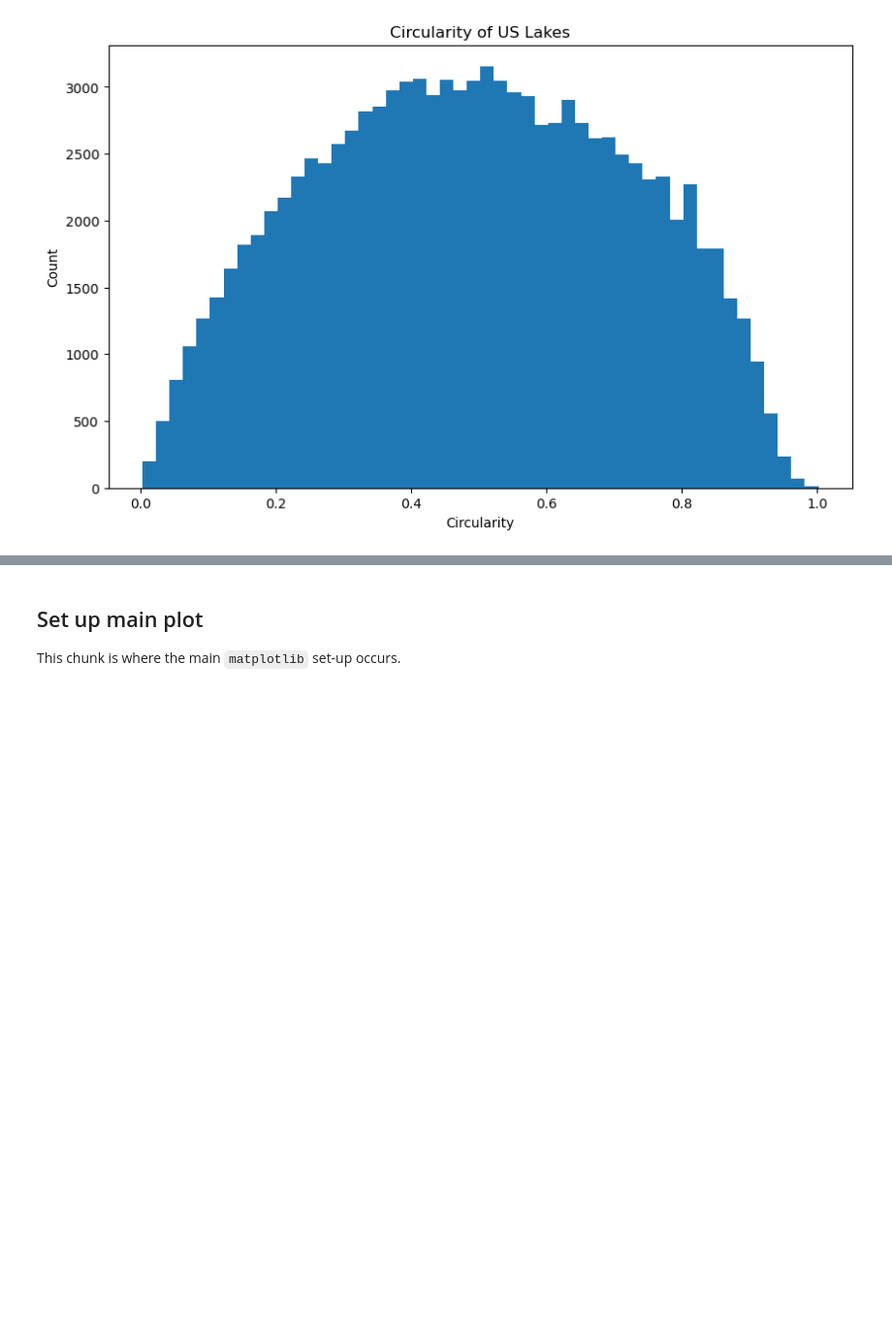
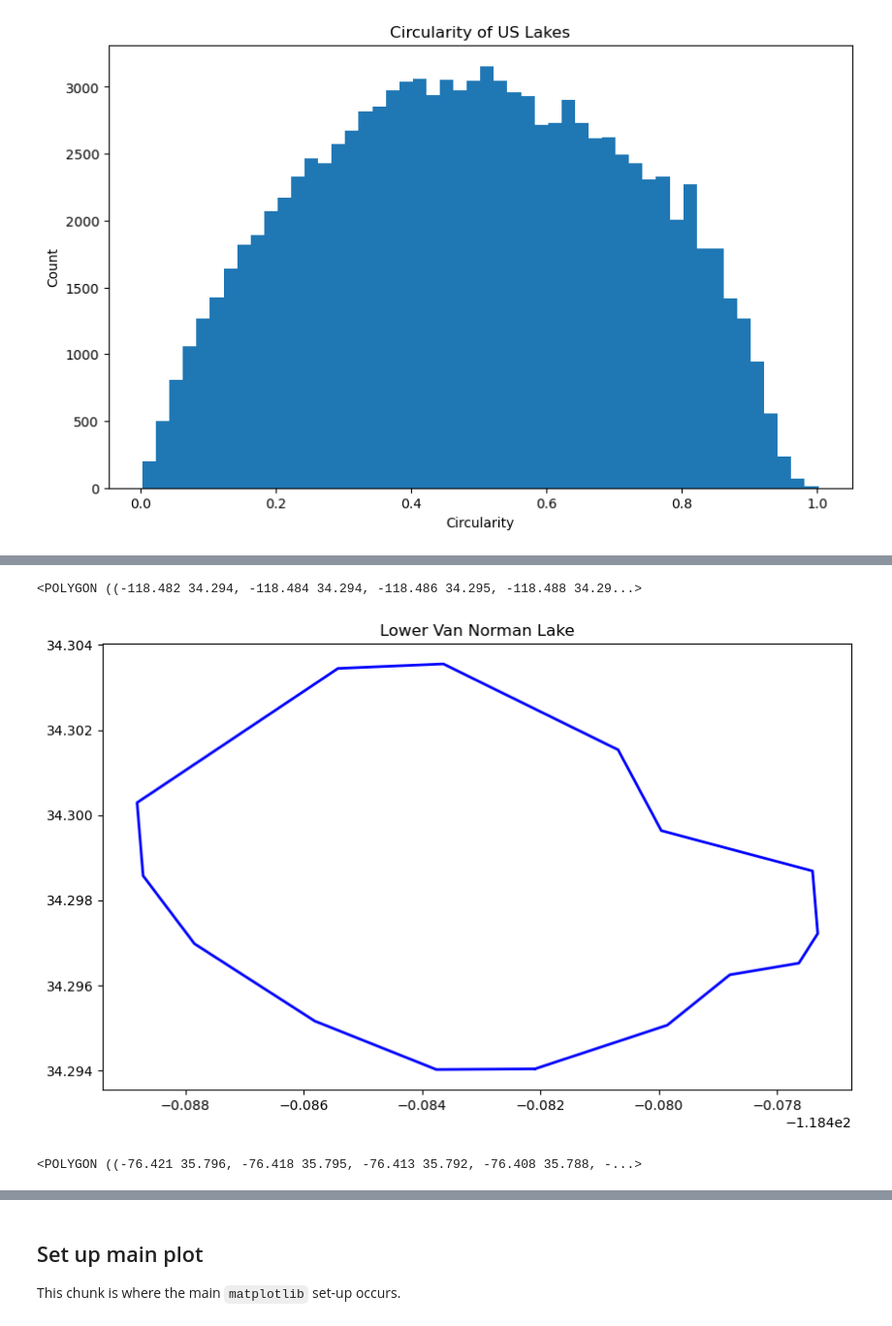
Before and after one commit to DOI-USGS/vizlab-chart-challenge-23, a Jupyter notebook: 11_circular_jhariharan/empty_template_script.ipynb, the cells around one changed output, grey strips where cells are left out. Shown: that part at 97% size. Saved outputs shown, nothing was run; the diff lists cells and outputs as text; code cells hidden in the pictures; blank space fills up the shorter version.

```diff
--- a/11_circular_jhariharan/empty_template_script.ipynb
+++ b/11_circular_jhariharan/empty_template_script.ipynb
@@ -60,0 +83,39 @@ plt.show()
+# %%
+# visualize most circular lake
+# get the index of the most circular lake
+most_circular_idx = us_gdf["circularity"].idxmax()
+# get the geometry of the most circular lake
+most_circular_geom = us_gdf.loc[most_circular_idx, "geometry"]
+# get the circularity of the most circular lake
+most_circular_circ = us_gdf.loc[most_circular_idx, "circularity"]
+# get the name of the most circular lake
+most_circular_name = us_gdf.loc[most_circular_idx, "Lake_name"]
+# plot the lake
+most_circular_geom
+# %% [output]
+<POLYGON ((-118.482 34.294, -118.484 34.294, -118.486 34.295, -118.488 34.29...>
+# %%
+# plot figure
+fig, ax = plt.subplots(figsize=(10, 6))
+# plot the lake
+x, y = most_circular_geom.exterior.xy
+ax.plot(x, y, color="blue", linewidth=2)
+# add the name of the lake
+ax.set_title(f"{most_circular_name}")
+plt.show()
+# %% [output]
+[figure, added]
+# %%
+# second most circular lake
+# get the index of the second most circular lake
+second_most_circular_idx = us_gdf["circularity"].sort_values(ascending=False).index[1]
+# get the geometry of the second most circular lake
+second_most_circular_geom = us_gdf.loc[second_most_circular_idx, "geometry"]
+# get the circularity of the second most circular lake
+second_most_circular_circ = us_gdf.loc[second_most_circular_idx, "circularity"]
+# get the name of the second most circular lake
+second_most_circular_name = us_gdf.loc[second_most_circular_idx, "Lake_name"]
+# plot the lake
+second_most_circular_geom
+# %% [output]
+<POLYGON ((-76.421 35.796, -76.418 35.795, -76.413 35.792, -76.408 35.788, -...>
```
Also changed, not shown: parts of 20 cells of this notebook.
